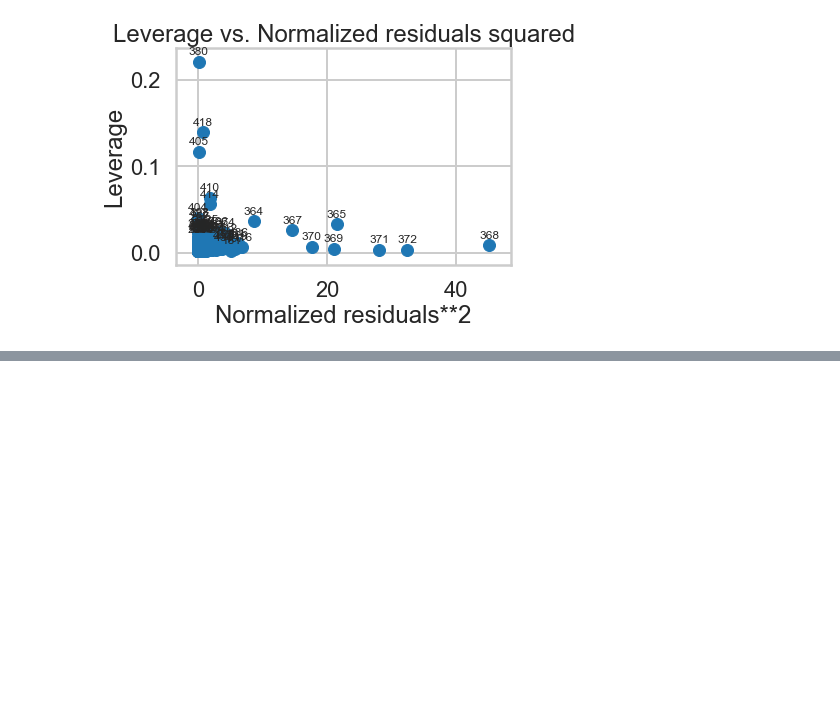
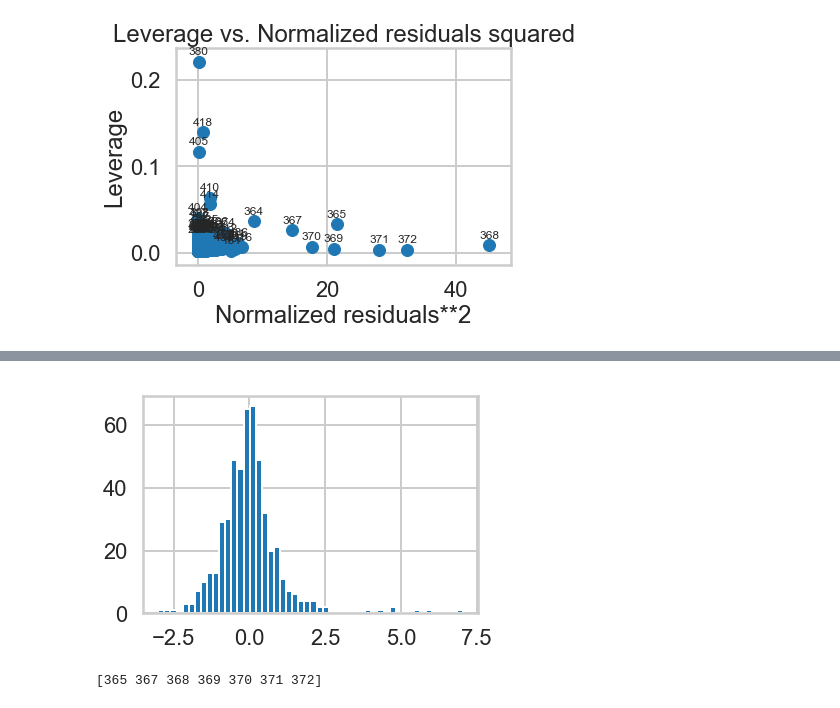
Before and after one commit to miguelbeca/data_science_projects, a Jupyter notebook: linear_regression/Mini_Project_Linear_Regressio - Answers.ipynb, the cells around one changed output, grey strips where cells are left out. Drawn from its saved outputs; the diff is of its cells as text; code cells hidden in the pictures; blank space fills up the shorter version.

```diff
--- a/linear_regression/Mini_Project_Linear_Regressio - Answers.ipynb
+++ b/linear_regression/Mini_Project_Linear_Regressio - Answers.ipynb
@@ -960,0 +954,9 @@ NOT SURE HOW to answer
+# %%
+plt.hist(m5.get_influence().resid_studentized_external, bins=50);
+# %% [output]
+[figure, added]
+# %%
+hi_resid_outliers = np.where(m5.get_influence().resid_studentized_external >3)[0]
+print(hi_resid_outliers)
+# %% [output]
+[365 367 368 369 370 371 372]
```
Also changed, not shown: parts of 13 cells of this notebook.
